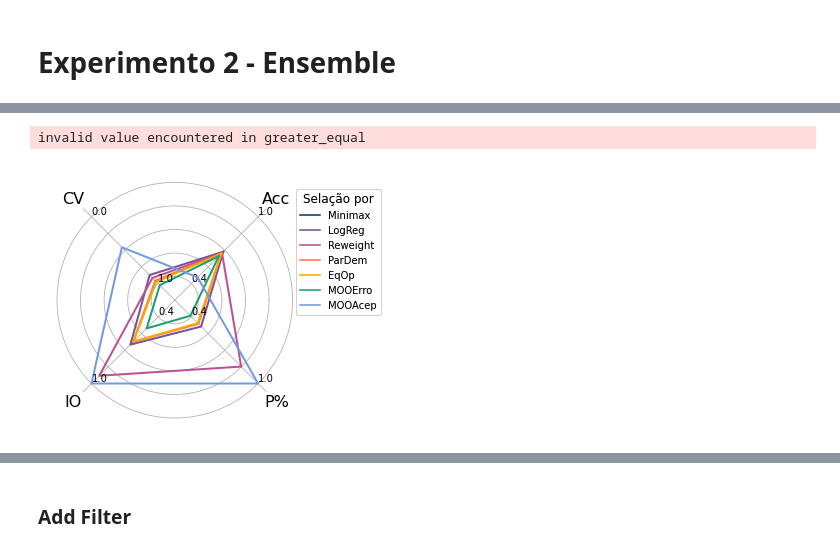
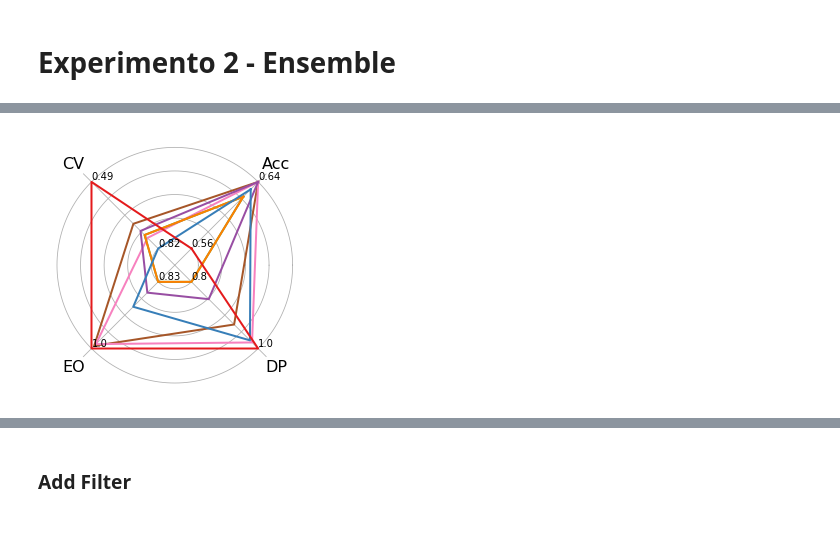
Before and after one commit to viguardieiro/moopt_fairness, a Jupyter notebook: Experimentos - Diversidade e Ensemble.ipynb, the cells around one changed output, grey strips where cells are left out. Saved outputs shown, nothing was run; the diff lists cells and outputs as text; code cells hidden in the pictures.

```diff
--- a/Experimentos - Diversidade e Ensemble.ipynb
+++ b/Experimentos - Diversidade e Ensemble.ipynb
@@ -1173 +1171,7 @@ ens_resuls
+# %%
+ens_results_cv = ens_resuls
+# %%
+ens_results_acc = ens_resuls
+# %%
+ens_results_nof = ens_resuls
 # %%
@@ -1175,11 +1180,32 @@ colors = ['#003f5c','#7a5195','#bc5090','#ff764a','#ffa600','#1b9e77','#729ae1']
 
 colormap = dict(zip(methods, colors))
 methmap = dict(zip(methods, methods))
-# %%
-build_radar(ens_resuls, include_legend=True)
-# %% [output]
-invalid value encountered in greater_equal
-[figure, removed]
+# %%
+acc_min_aux = min(ens_results_cv['Acurácia'].min(), ens_results_acc['Acurácia'].min(),
+                  ens_results_nof['Acurácia'].min())
+acc_max_aux = max(ens_results_cv['Acurácia'].max(), ens_results_acc['Acurácia'].max(),
+                  ens_results_nof['Acurácia'].max())
+
+cv_max_aux = min(ens_results_cv['Coeficiente de variação'].min(), ens_results_acc['Coeficiente de variação'].min(),
+                  ens_results_nof['Coeficiente de variação'].min())
+cv_min_aux = max(ens_results_cv['Coeficiente de variação'].max(), ens_results_acc['Coeficiente de variação'].max(),
+                  ens_results_nof['Coeficiente de variação'].max())
+
+eo_min_aux = min(ens_results_cv['Igualdade de Oportunidade'].min(), ens_results_acc['Igualdade de Oportunidade'].min(),
+                  ens_results_nof['Igualdade de Oportunidade'].min())
+eo_max_aux = max(ens_results_cv['Igualdade de Oportunidade'].max(), ens_results_acc['Igualdade de Oportunidade'].max(),
+                  ens_results_nof['Igualdade de Oportunidade'].max())
+
+dp_min_aux = min(ens_results_cv['P porcento'].min(), ens_results_acc['P porcento'].min(),
+                  ens_results_nof['P porcento'].min())
+dp_max_aux = max(ens_results_cv['P porcento'].max(), ens_results_acc['P porcento'].max(),
+                  ens_results_nof['P porcento'].max())
+# %%
+build_radar(ens_results_nof, include_legend=False, acc_min=acc_min_aux, acc_max=acc_max_aux,
+            eo_min=eo_min_aux, eo_max=eo_max_aux, dp_min=dp_min_aux, dp_max=dp_max_aux,
+            cv_min=cv_min_aux, cv_max=cv_max_aux)
+# %% [output]
+[figure, added]
 # %%
 metrics_all.drop(['index'], axis = 1).to_csv("AllModelsResults-ProPublica.csv", index=False)
 # %%
```
Also changed, not shown: parts of 25 cells of this notebook.
